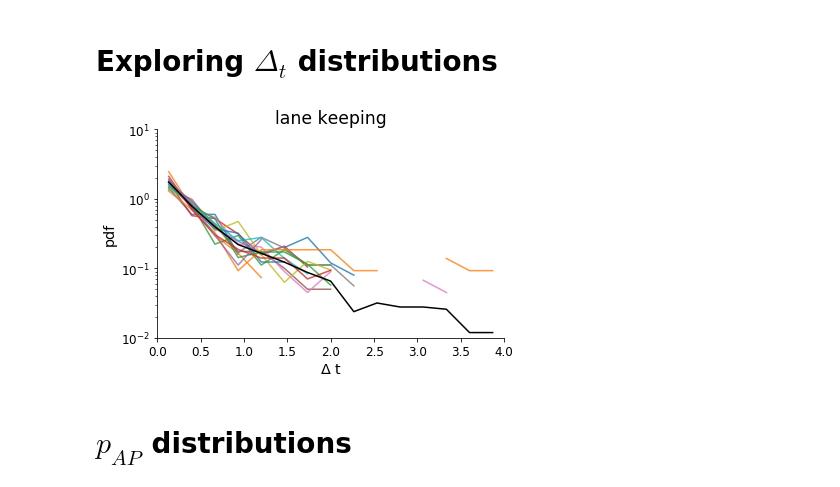
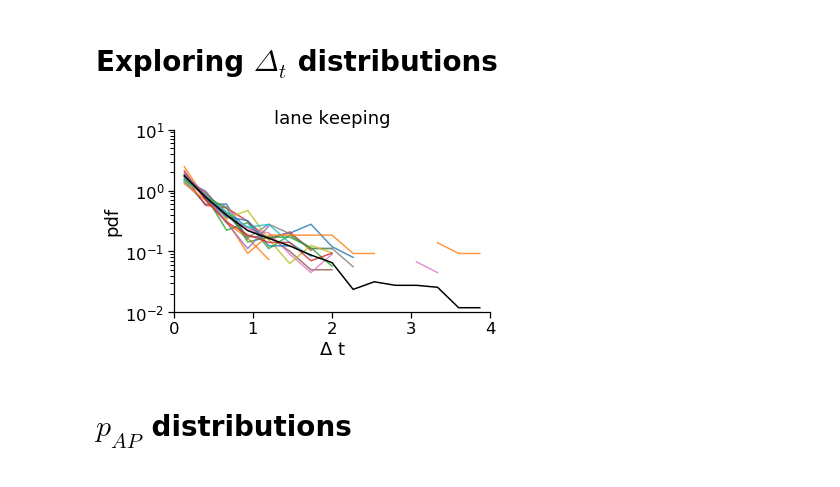
Before and after one commit to cherepaha/initiation, a Jupyter notebook: steering_data_analysis.ipynb, the cells around one changed output. Saved outputs shown, nothing was run; the diff lists cells and outputs as text; code cells hidden in the pictures.

```diff
--- a/steering_data_analysis.ipynb
+++ b/steering_data_analysis.ipynb
@@ -153,24 +154,26 @@ plt.savefig(os.path.join(figure_path, 'swrate'+figure_format))
 # %% [markdown]
 # Exploring $\Delta_t$ distributions
 # %%
+sns.set_context("notebook", font_scale=1.5)
+
 def plot_delta_t_hist(data, task, xlim):
     ax = helper.plot_pdf(data=data, var='delta_t', bins=np.linspace(0, xlim[1], 16))
 #     ax = helper.plot_pdf(data=data, var='delta_t', bins=25)
     ax.set_xlabel('$\Delta$ t')
 #     ax.set_ylabel('pdf')
     ax.set_xlim(xlim)
     ax.set_ylim((0.01, 10))
     ax.set_title(task)
 
     return ax
 
 ax = plot_delta_t_hist(passive_phases_lk, 'lane keeping', (0., 4))
 plt.savefig('figures/delta_t_pdf_lk.png')
 
 # ax = plot_delta_t_hist(passive_phases_cd, 'circular driving', (0., 2))
 # plt.savefig('figures/delta_t_pdf_cd.png')
 # %% [output]
-[figure, old version]
+[figure, new version]
 # %% [markdown]
 # $p_{AP}$ distributions
 # %%
```
Also changed, not shown: parts of 7 cells of this notebook.
